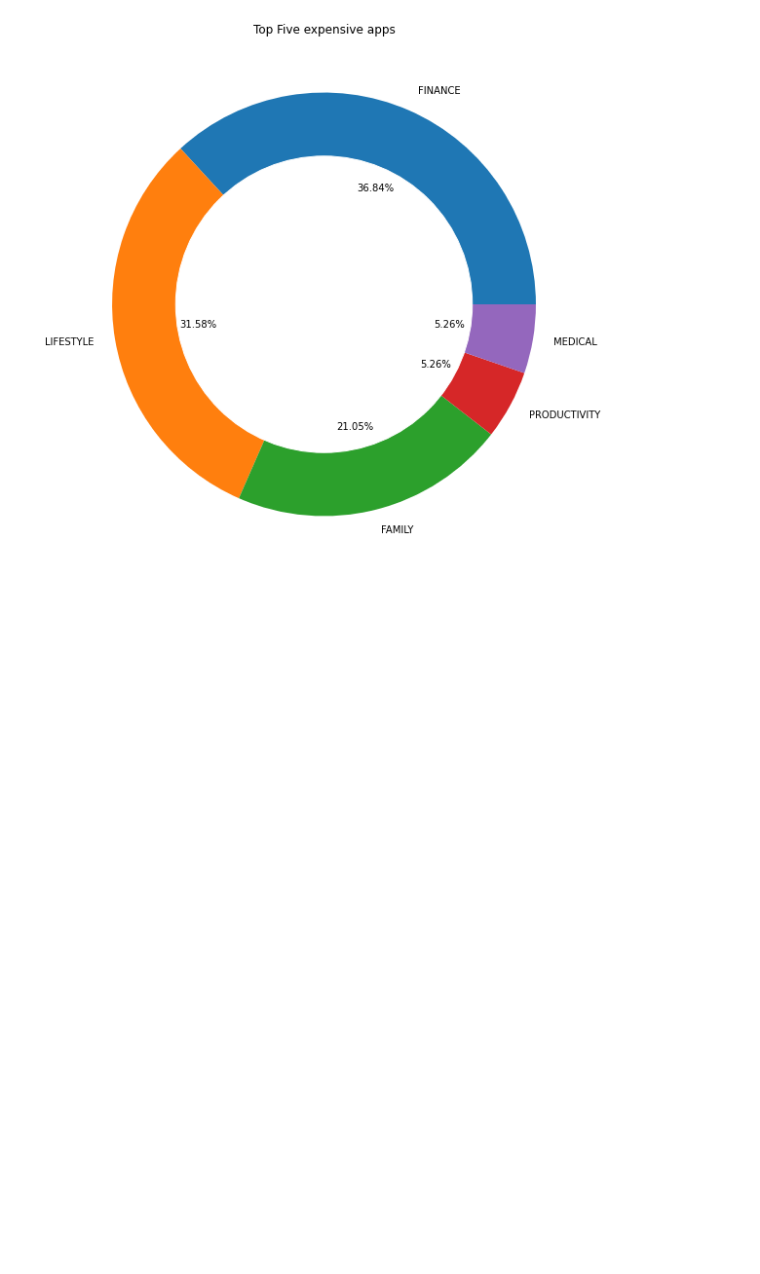
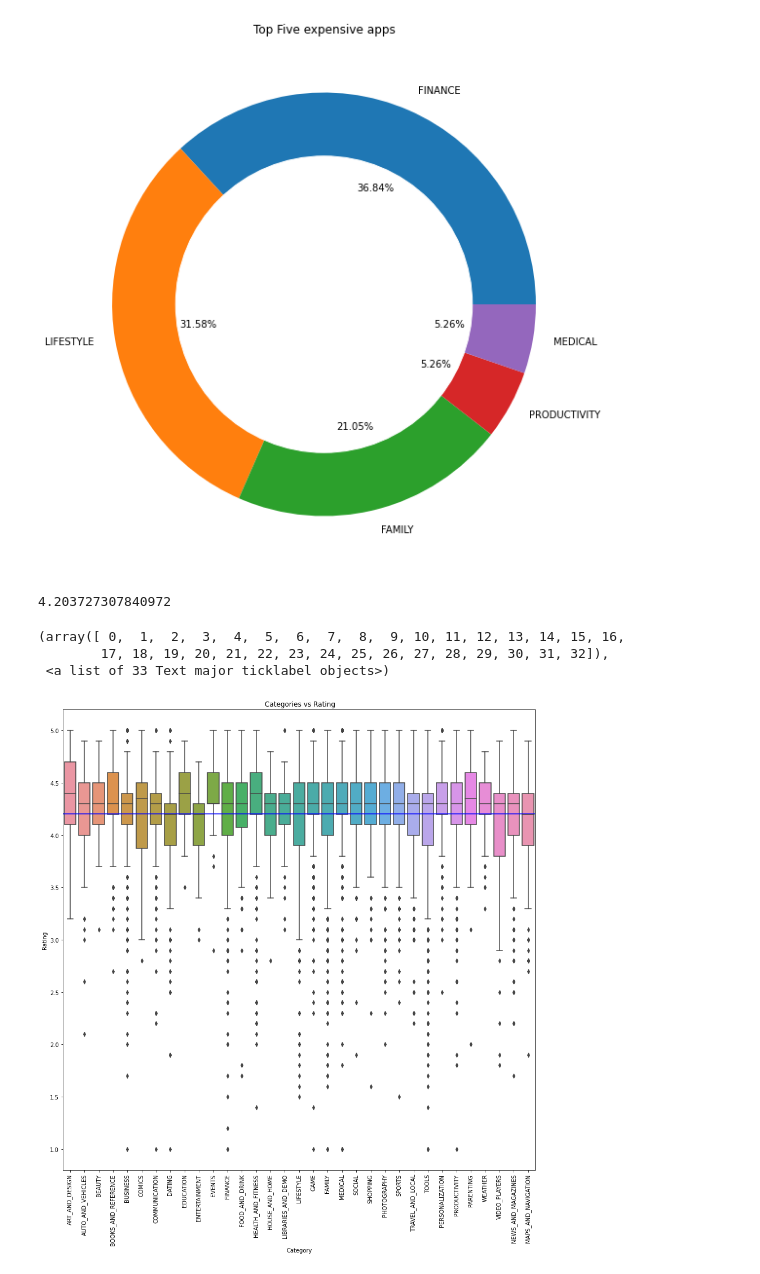
Before and after one commit to prashantmiracle/Play-Store-App-Review-Analysis, a Jupyter notebook: Play Store App Review Analysis - Capstone Project.ipynb, the cells around one changed output. Cells and saved outputs as stored; diff of their text form; code cells hidden in the pictures; blank space fills up the shorter version.

```diff
--- a/Play Store App Review Analysis - Capstone Project.ipynb
+++ b/Play Store App Review Analysis - Capstone Project.ipynb
@@ -506,3 +506,20 @@ plt.title('Top Five expensive apps')
 plt.show()
 # %% [output]
 [figure]
+# %%
+# mean value of Rating is 4.2
+df1['Rating'].mean()
+# %% [output]
+4.203727307840972
+# %%
+#which categories of apps are less popular.- Dating , Entertainment ,Maps & Nevigation
+plt.figure(figsize=(15,15))
+val = sns.boxplot(data=df1, x="Category", y="Rating")
+val.axhline(df1['Rating'].mean(),ls="solid",color="blue")
+plt.title(' Categories vs Rating')
+plt.xticks(rotation=90)
+# %% [output]
+(array([ 0,  1,  2,  3,  4,  5,  6,  7,  8,  9, 10, 11, 12, 13, 14, 15, 16,
+        17, 18, 19, 20, 21, 22, 23, 24, 25, 26, 27, 28, 29, 30, 31, 32]),
+ <a list of 33 Text major ticklabel objects>)
+[figure, added]
```
Also changed, not shown: parts of 1 cell of this notebook.
